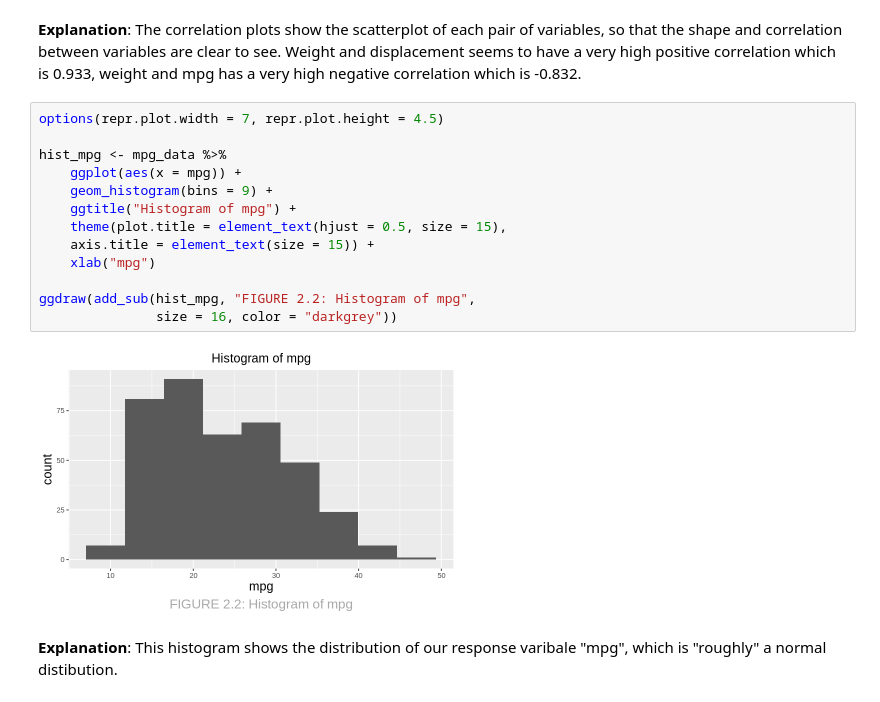
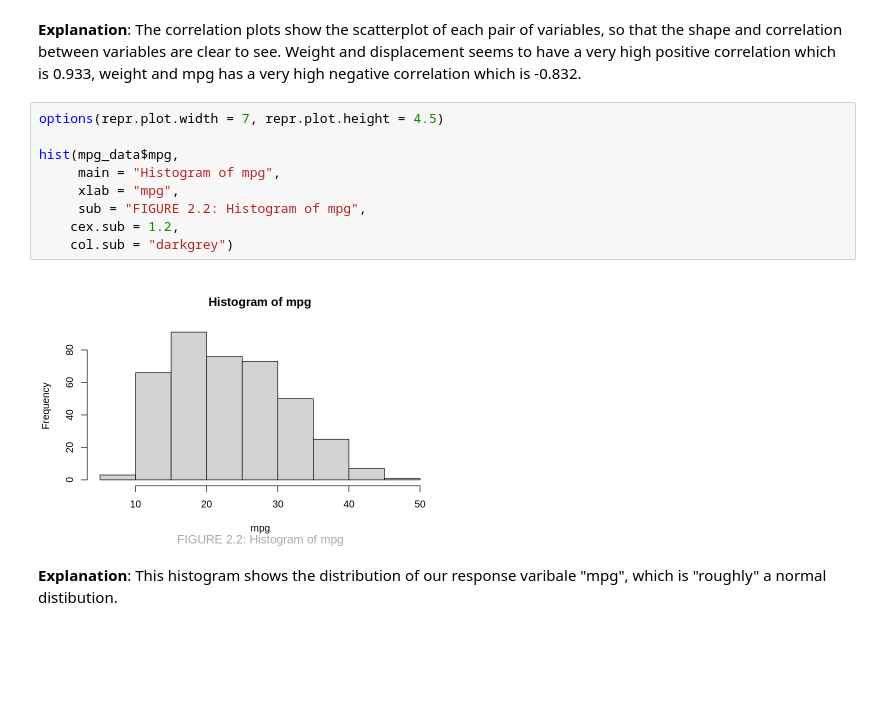
Before and after one commit to Jingfei-li/stat301-project, a Jupyter notebook: project_proposal.ipynb, the cells around one changed output. Cells and saved outputs as stored; diff of their text form; blank space fills up the shorter version.

Commit message:
add all figure label

```diff
--- a/project_proposal.ipynb
+++ b/project_proposal.ipynb
@@ -178,18 +178,14 @@ correlation_plots
 # %%
 options(repr.plot.width = 7, repr.plot.height = 4.5)
 
-hist_mpg <- mpg_data %>%
-    ggplot(aes(x = mpg)) +
-    geom_histogram(bins = 9) +
-    ggtitle("Histogram of mpg") +
-    theme(plot.title = element_text(hjust = 0.5, size = 15),
-    axis.title = element_text(size = 15)) +
-    xlab("mpg")
-
-ggdraw(add_sub(hist_mpg, "FIGURE 2.2: Histogram of mpg",
-               size = 16, color = "darkgrey"))
+hist(mpg_data$mpg,
+     main = "Histogram of mpg",
+     xlab = "mpg",
+     sub = "FIGURE 2.2: Histogram of mpg",
+    cex.sub = 1.2,
+    col.sub = "darkgrey")
 # %% [output]
-[figure, old version]
+[figure, new version]
 # %% [markdown]
 **Explanation**: This histogram shows the distribution of our response varibale "mpg", which is "roughly" a normal distibution.
 # %%
```
Also changed, not shown: parts of 1 cell of this notebook.
